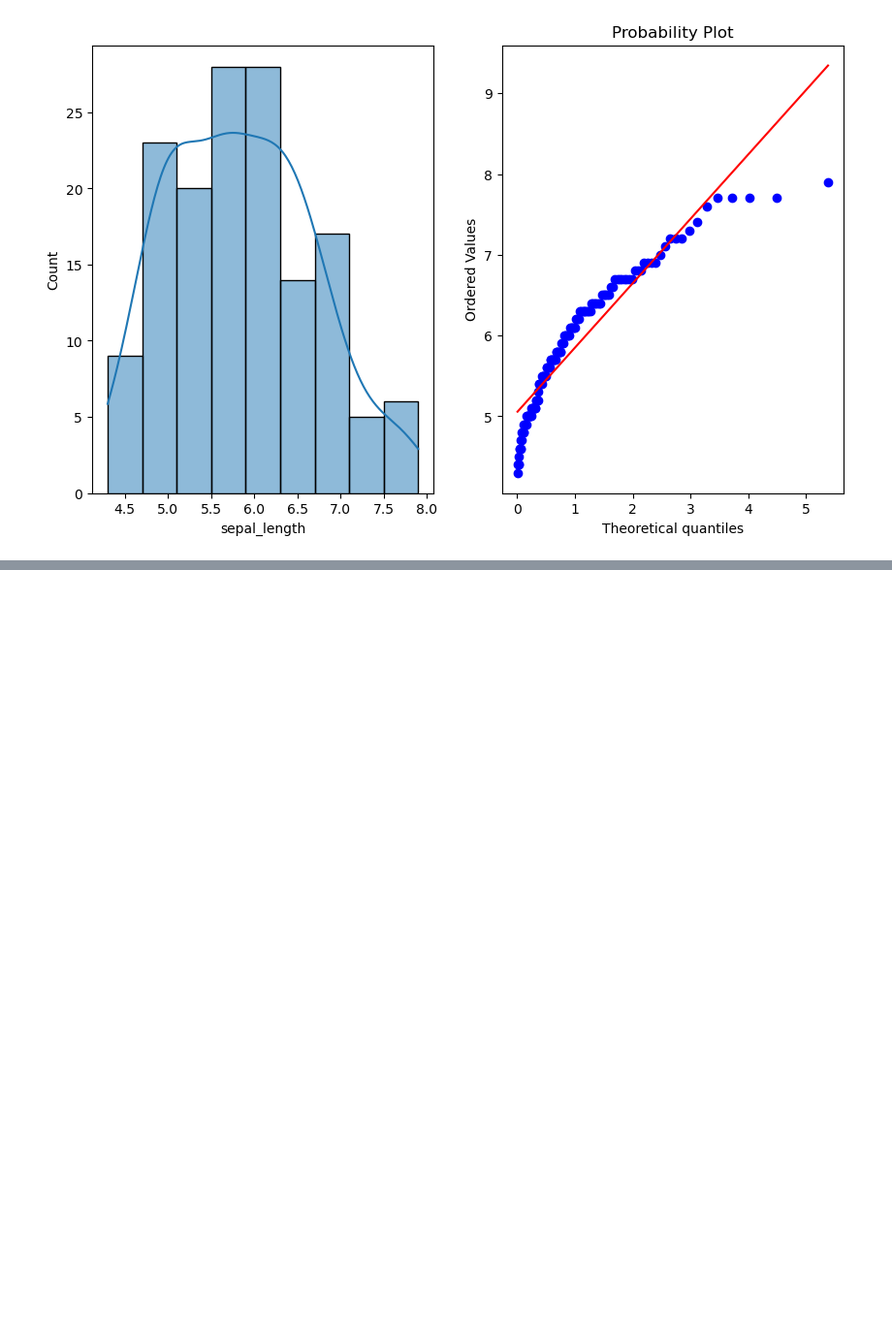
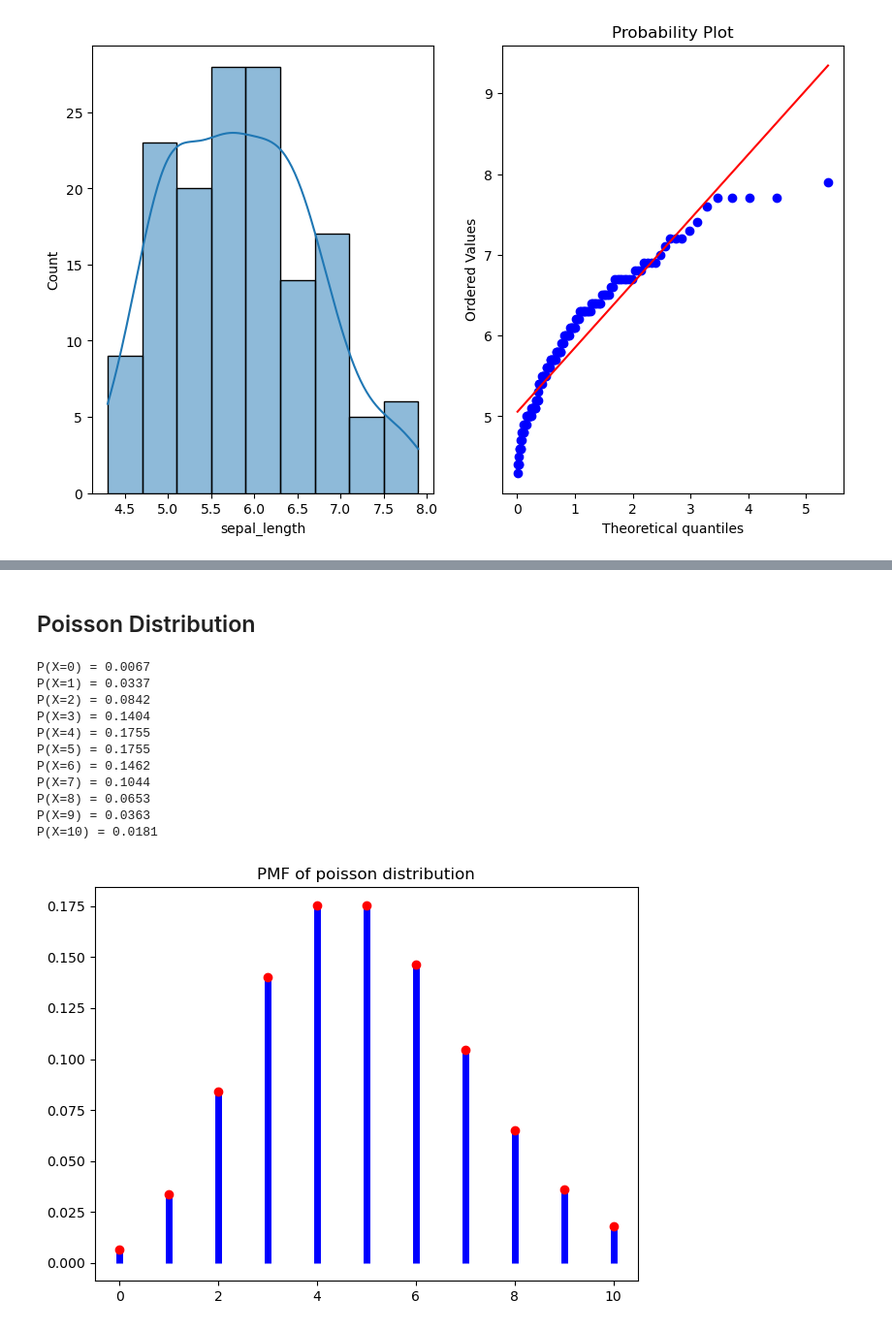
Before and after one commit to akhileshdutt/DataScience_learning, a Jupyter notebook: maths_for_ml/4_Distribution.ipynb, the cells around one changed output, grey strips where cells are left out. Shown at 97% size. Drawn from its saved outputs; the diff is of its cells as text; code cells hidden in the pictures; blank space fills up the shorter version.

```diff
--- a/maths_for_ml/4_Distribution.ipynb
+++ b/maths_for_ml/4_Distribution.ipynb
@@ -164,0 +265,39 @@ plot_data(df,"sepal_length")
+# %% [markdown]
+## Poisson Distribution
+# %%
+# Count of Events: Use the Poisson distribution to model the number of events occurring in a fixed interval of time or space when events happen independently
+# and at a constant average rate (λ, the mean number of events).Rare Events: It is suitable when events are rare but can occur any number of times within
+# a specified interval.
+
+# mean or variance
+lambda_para = 5
+
+# Poisson Distribution
+poisson_dist = stats.poisson(lambda_para)
+
+#X_values
+x_values = np.arange(0,11)
+
+#pmf for poisson
+pmf_poisson = poisson_dist.pmf(x_values)
+
+for x , pmf  in zip(x_values,pmf_poisson):
+    print(f"P(X={x}) = {pmf:.4f}")
+plt.vlines(x_values, 0, pmf_poisson, colors='b', lw=5)
+plt.scatter(x_values,pmf_poisson, color='r', zorder=5)
+plt.title(f'PMF of poisson distribution')
+plt.tight_layout()
+plt.show()
+# %% [output]
+P(X=0) = 0.0067
+P(X=1) = 0.0337
+P(X=2) = 0.0842
+P(X=3) = 0.1404
+P(X=4) = 0.1755
+P(X=5) = 0.1755
+P(X=6) = 0.1462
+P(X=7) = 0.1044
+P(X=8) = 0.0653
+P(X=9) = 0.0363
+P(X=10) = 0.0181
+[figure, added]
```
Also changed, not shown: parts of 11 cells of this notebook, 1 other file.
